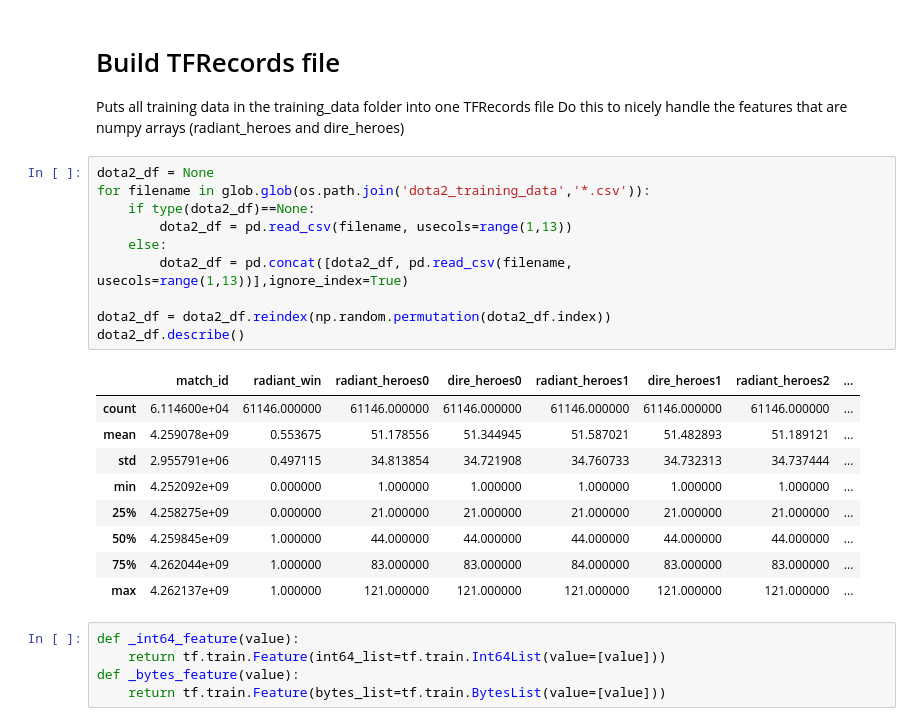
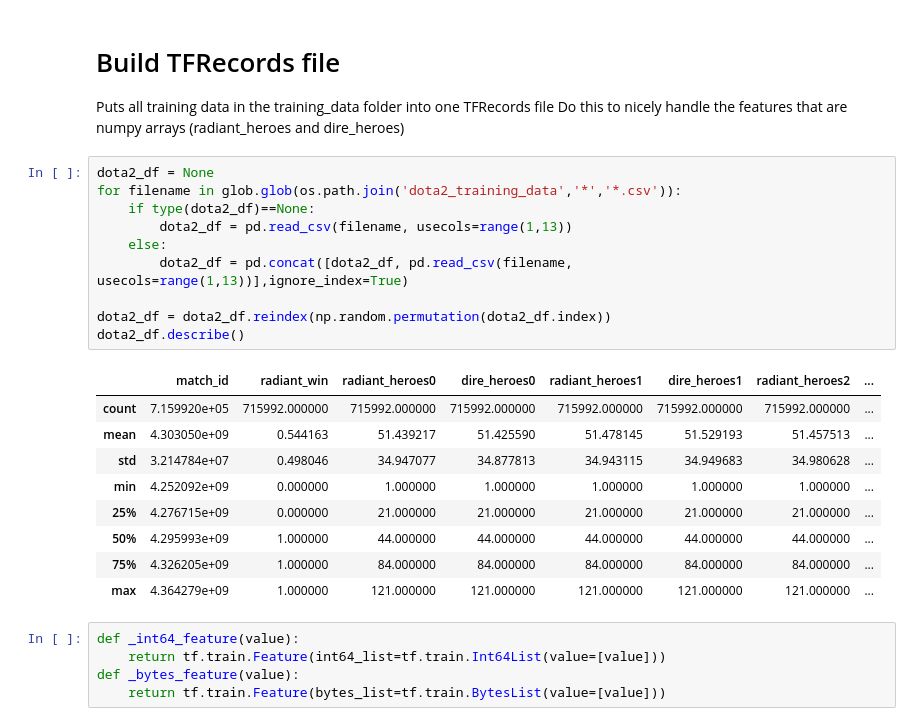
Before and after one commit to JoshEZiegler/MLProjects, a Jupyter notebook: Dota2Project/DotaDataCollection.ipynb, the cells around one changed output. Cells and saved outputs as stored; diff of their text form.

```diff
--- a/Dota2Project/DotaDataCollection.ipynb
+++ b/Dota2Project/DotaDataCollection.ipynb
@@ -334,24 +334,24 @@ Puts all training data in the training_data folder into one TFRecords file
 Do this to nicely handle the features that are numpy arrays (radiant_heroes and dire_heroes)
 # %%
 dota2_df = None
-for filename in glob.glob(os.path.join('dota2_training_data','*.csv')):
+for filename in glob.glob(os.path.join('dota2_training_data','*','*.csv')):
     if type(dota2_df)==None:
         dota2_df = pd.read_csv(filename, usecols=range(1,13))
     else:
         dota2_df = pd.concat([dota2_df, pd.read_csv(filename, usecols=range(1,13))],ignore_index=True)
 
 dota2_df = dota2_df.reindex(np.random.permutation(dota2_df.index))
 dota2_df.describe()
 # %% [output]
 |  | match_id | radiant_win | radiant_heroes0 | dire_heroes0 | radiant_heroes1 | dire_heroes1 | radiant_heroes2 | ... |
-| count | 6.114600e+04 | 61146.000000 | 61146.000000 | 61146.000000 | 61146.000000 | 61146.000000 | 61146.000000 | ... |
-| mean | 4.259078e+09 | 0.553675 | 51.178556 | 51.344945 | 51.587021 | 51.482893 | 51.189121 | ... |
-| std | 2.955791e+06 | 0.497115 | 34.813854 | 34.721908 | 34.760733 | 34.732313 | 34.737444 | ... |
+| count | 7.159920e+05 | 715992.000000 | 715992.000000 | 715992.000000 | 715992.000000 | 715992.000000 | 715992.000000 | ... |
+| mean | 4.303050e+09 | 0.544163 | 51.439217 | 51.425590 | 51.478145 | 51.529193 | 51.457513 | ... |
+| std | 3.214784e+07 | 0.498046 | 34.947077 | 34.877813 | 34.943115 | 34.949683 | 34.980628 | ... |
 | min | 4.252092e+09 | 0.000000 | 1.000000 | 1.000000 | 1.000000 | 1.000000 | 1.000000 | ... |
-| 25% | 4.258275e+09 | 0.000000 | 21.000000 | 21.000000 | 21.000000 | 21.000000 | 21.000000 | ... |
-| 50% | 4.259845e+09 | 1.000000 | 44.000000 | 44.000000 | 44.000000 | 44.000000 | 44.000000 | ... |
-| 75% | 4.262044e+09 | 1.000000 | 83.000000 | 83.000000 | 84.000000 | 83.000000 | 83.000000 | ... |
-| max | 4.262137e+09 | 1.000000 | 121.000000 | 121.000000 | 121.000000 | 121.000000 | 121.000000 | ... |
+| 25% | 4.276715e+09 | 0.000000 | 21.000000 | 21.000000 | 21.000000 | 21.000000 | 21.000000 | ... |
+| 50% | 4.295993e+09 | 1.000000 | 44.000000 | 44.000000 | 44.000000 | 44.000000 | 44.000000 | ... |
+| 75% | 4.326205e+09 | 1.000000 | 84.000000 | 84.000000 | 84.000000 | 84.000000 | 84.000000 | ... |
+| max | 4.364279e+09 | 1.000000 | 121.000000 | 121.000000 | 121.000000 | 121.000000 | 121.000000 | ... |
 # %%
 def _int64_feature(value):
     return tf.train.Feature(int64_list=tf.train.Int64List(value=[value]))
```
Also changed, not shown: parts of 1 cell of this notebook, 13 other files.
